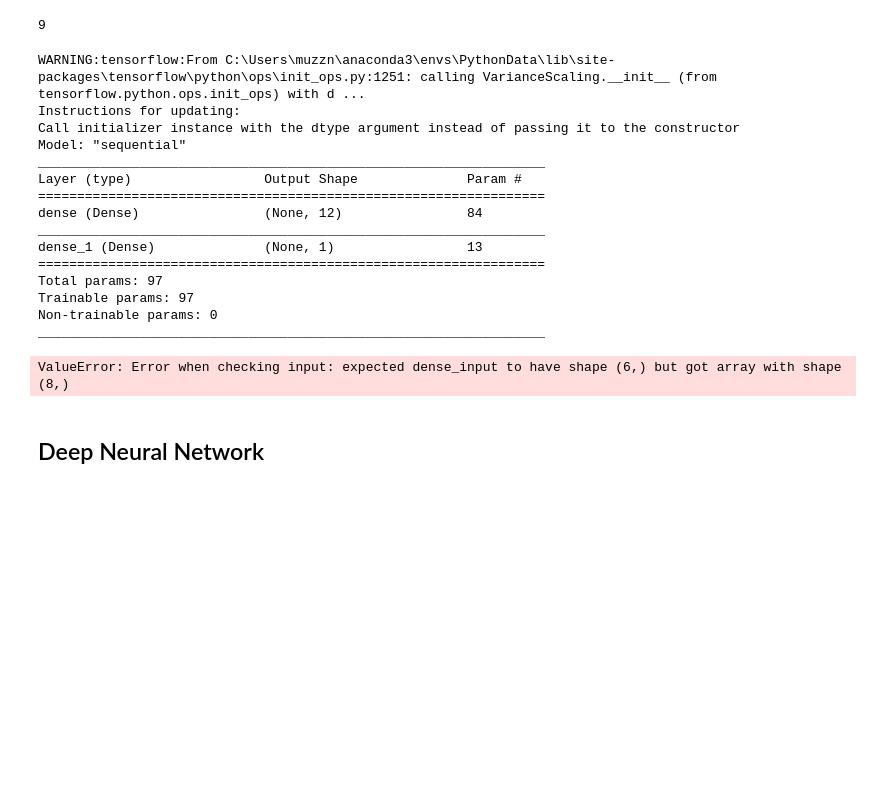
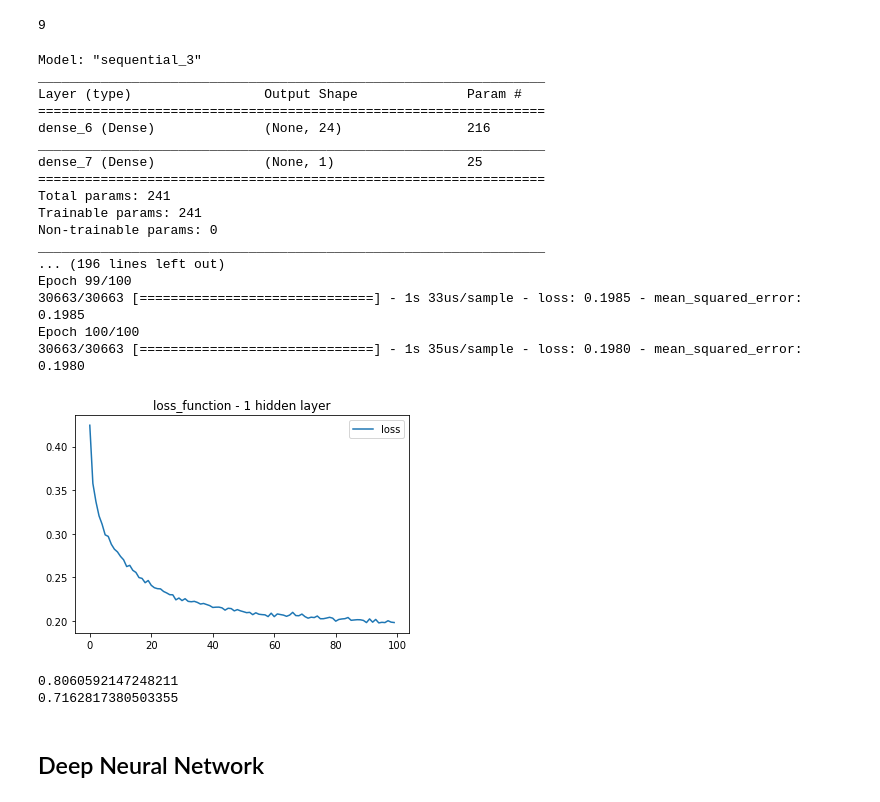
Before and after one commit to pmmfs/capstone-project, a Jupyter notebook: analysis_gov_regulation_impact/FeatureSelection_FeatureImportance_newdeaths.ipynb, the cells around one changed output. Cells and saved outputs as stored; diff of their text form; code cells hidden in the pictures; blank space fills up the shorter version.

```diff
--- a/analysis_gov_regulation_impact/FeatureSelection_FeatureImportance_newdeaths.ipynb
+++ b/analysis_gov_regulation_impact/FeatureSelection_FeatureImportance_newdeaths.ipynb
@@ -527,49 +527,53 @@ len(df_new_deaths.columns)
 9
 # %%
 # define model - shallow neural net
-number_hidden_nodes = 12
-number_input_features =6
+number_hidden_nodes = (len(df_new_deaths.columns)-1)*3
+number_input_features =len(df_new_deaths.columns)-1
 
 nn = Sequential()
 nn.add(Dense(units=number_hidden_nodes, input_dim=number_input_features, activation="relu"))
 nn.add(Dense(1, activation="linear"))
 
 nn.summary()
 
 # compile model
 nn.compile(loss="mean_squared_error", optimizer="adam", metrics=["mse"])
 
 # train model
 model_1 = nn.fit(X_train_scaled, y_train_scaled, epochs=100)
 
 # Plot the train and test loss function
 plt.plot(model_1.history["loss"])
 plt.title("loss_function - 1 hidden layer")
 plt.legend(["loss"])
 plt.show()
 
 y_train_pred = nn.predict(X_train_scaled)
 y_test_pred = nn.predict(X_test_scaled)
 
 print(r2_score(y_train_scaled, y_train_pred))
 print(r2_score(y_test_scaled, y_test_pred))
 # %% [output]
-WARNING:tensorflow:From C:\Users\muzzn\anaconda3\envs\PythonData\lib\site-packages\tensorflow\python\ops\init_ops.py:1251: calling VarianceScaling.__init__ (from tensorflow.python.ops.init_ops) with d ...
-Instructions for updating:
-Call initializer instance with the dtype argument instead of passing it to the constructor
-Model: "sequential"
+Model: "sequential_3"
 _________________________________________________________________
 Layer (type)                 Output Shape              Param #
 =================================================================
-dense (Dense)                (None, 12)                84
+dense_6 (Dense)              (None, 24)                216
 _________________________________________________________________
-dense_1 (Dense)              (None, 1)                 13
+dense_7 (Dense)              (None, 1)                 25
 =================================================================
-Total params: 97
-Trainable params: 97
+Total params: 241
+Trainable params: 241
 Non-trainable params: 0
 _________________________________________________________________
+... (196 lines left out)
+Epoch 99/100
+30663/30663 [==============================] - 1s 33us/sample - loss: 0.1985 - mean_squared_error: 0.1985
+Epoch 100/100
+30663/30663 [==============================] - 1s 35us/sample - loss: 0.1980 - mean_squared_error: 0.1980
+[figure, added]
-ValueError: Error when checking input: expected dense_input to have shape (6,) but got array with shape (8,)
+0.8060592147248211
+0.7162817380503355
 # %% [markdown]
 ## Deep Neural Network
 # %%
```
Also changed, not shown: parts of 8 cells of this notebook, 15 other files.
